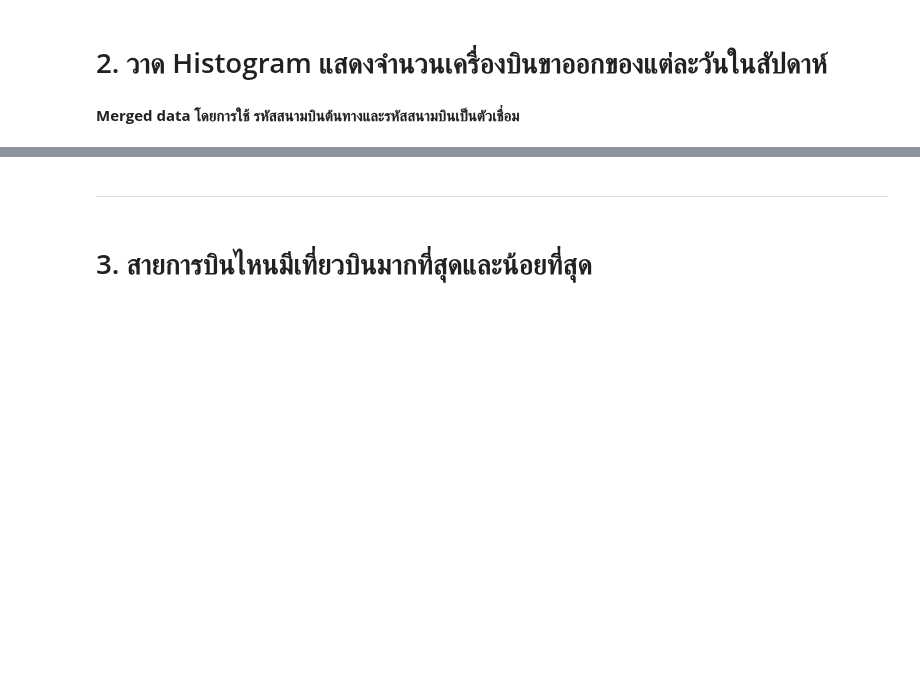
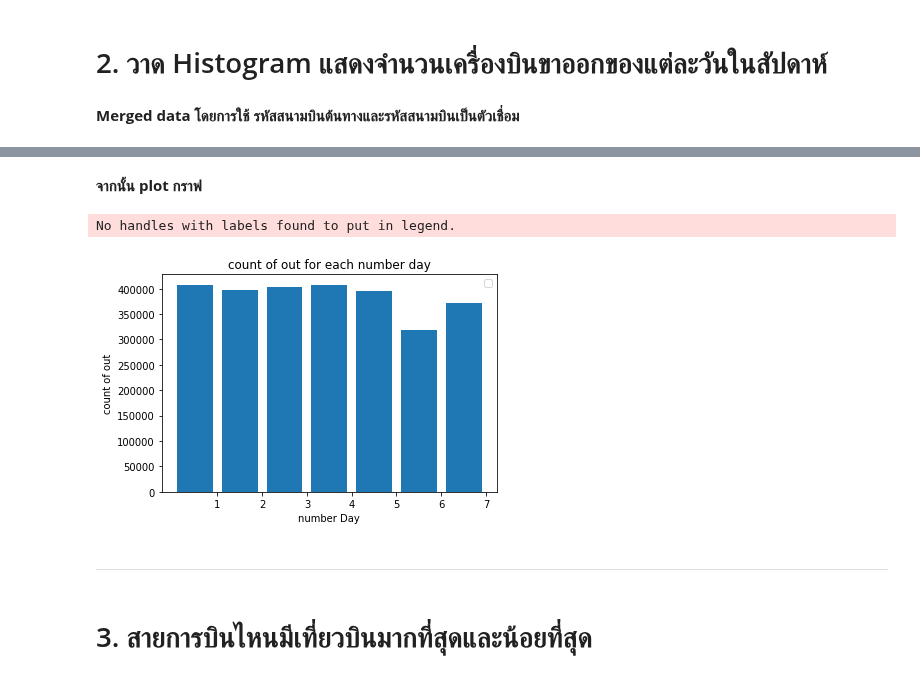
Before and after one commit to sitthatkaja/DWDM21, a Jupyter notebook: MiniExam.ipynb, the cells around one changed output, grey strips where cells are left out. Drawn from its saved outputs; the diff is of its cells as text; code cells hidden in the pictures; blank space fills up the shorter version.

```diff
--- a/MiniExam.ipynb
+++ b/MiniExam.ipynb
@@ -117,0 +100,3 @@ array([      0,       1,       2, ..., 2702215, 2702216, 2702217])
+# %%
+week_go = flights.groupby('วันในสัปดาห์')[['รหัสสนามบินต้นทาง']].count()
+week_go
@@ -117,0 +115,3 @@ array([      0,       1,       2, ..., 2702215, 2702216, 2702217])
+# %%
+week_go.reset_index(inplace=True)
+week_go
@@ -118,3 +127,16 @@ array([      0,       1,       2, ..., 2702215, 2702216, 2702217])
+# %% [markdown]
+**จากนั้น plot กราฟ**
+# %%
+plt.bar(np.arange(len(week_go.iloc[:,1])), week_go.iloc[:,1])
+
+plt.xlabel('number Day')
+plt.ylabel('count of out')
+plt.title('count of out for each number day')
+plt.xticks(np.arange(len(week_go.iloc[:,0]))+0.5, week_go.iloc[:,0])
+plt.legend();
+# %% [output]
+No handles with labels found to put in legend.
+[figure, added]
 # %% [markdown]
 ***
 # %% [markdown]
```
Also changed, not shown: parts of 12 cells of this notebook.
